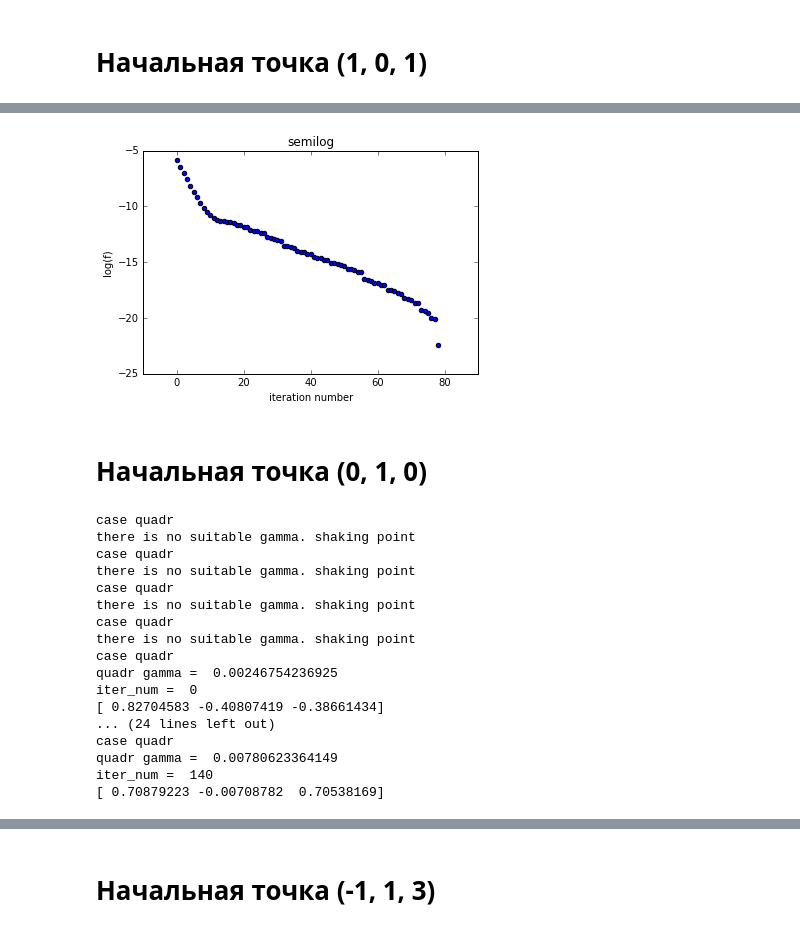
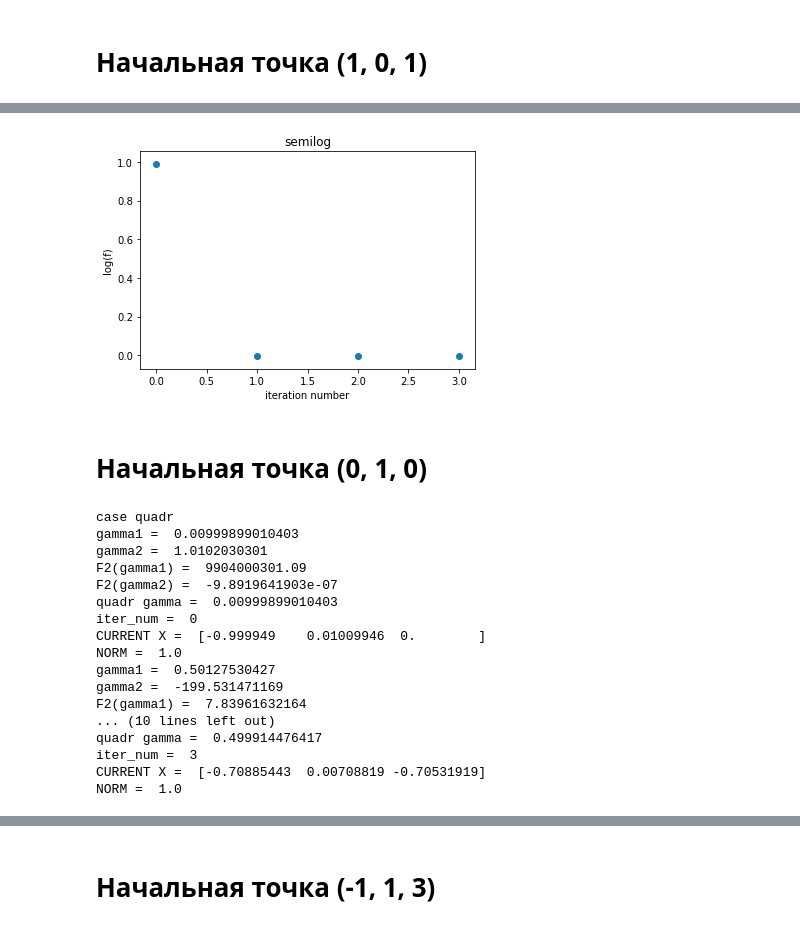
Before and after one commit to vjugor1/sphere, a Jupyter notebook: gradient_descent_on_sphere.ipynb, the cells around one changed output, grey strips where cells are left out. Cells and saved outputs as stored; diff of their text form; code cells hidden in the pictures.

Commit message:
fixed wrong calculation of gamma

```diff
--- a/gradient_descent_on_sphere.ipynb
+++ b/gradient_descent_on_sphere.ipynb
@@ -142,41 +140,42 @@ norm check:  1.0
 # %%
 fstar = fs[np.argmin(fs)]
 fminfstar = fs - np.ones(len(fs)) * fstar
 logf = np.log(fminfstar[:len(fs) - 1])
 
 plt.figure()
-plt.scatter(range(len(logf)), logf)
+#plt.scatter(range(len(logf)), logf)
+plt.scatter(range(len(fs)), fs)
 plt.xlabel('iteration number')
 plt.ylabel('log(f)')
 plt.title('semilog')
 plt.show()
 # %% [output]
-[figure, old version]
+[figure, new version]
 # %% [markdown]
 # Начальная точка (0, 1, 0)
 # %%
 x0 = np.array([0., 1., 0.])
 xs = []
 fs = []
-x = method(A, x0, 20)
+x = method(A, x0,3)
 # %% [output]
 case quadr
-there is no suitable gamma. shaking point
-case quadr
-there is no suitable gamma. shaking point
-case quadr
-there is no suitable gamma. shaking point
-case quadr
-there is no suitable gamma. shaking point
-case quadr
-quadr gamma =  0.00246754236925
+gamma1 =  0.00999899010403
+gamma2 =  1.0102030301
+F2(gamma1) =  9904000301.09
+F2(gamma2) =  -9.8919641903e-07
+quadr gamma =  0.00999899010403
 iter_num =  0
-[ 0.82704583 -0.40807419 -0.38661434]
-... (24 lines left out)
-case quadr
-quadr gamma =  0.00780623364149
-iter_num =  140
-[ 0.70879223 -0.00708782  0.70538169]
+CURRENT X =  [-0.999949    0.01009946  0.        ]
+NORM =  1.0
+gamma1 =  0.50127530427
+gamma2 =  -199.531471169
+F2(gamma1) =  7.83961632164
+... (10 lines left out)
+quadr gamma =  0.499914476417
+iter_num =  3
+CURRENT X =  [-0.70885443  0.00708819 -0.70531919]
+NORM =  1.0
 # %%
 print 'f* = ', x.dot(np.dot(A,x))
 print 'x* = ', x
```
Also changed, not shown: parts of 15 cells of this notebook.
